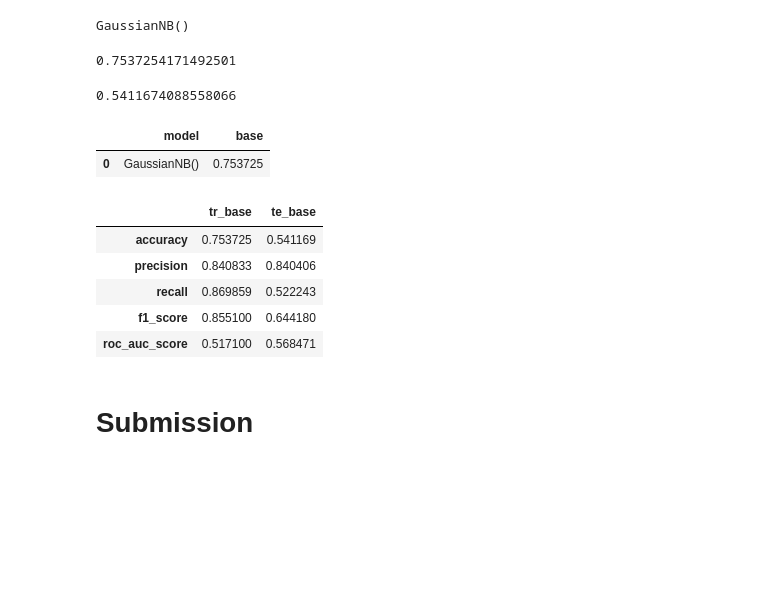
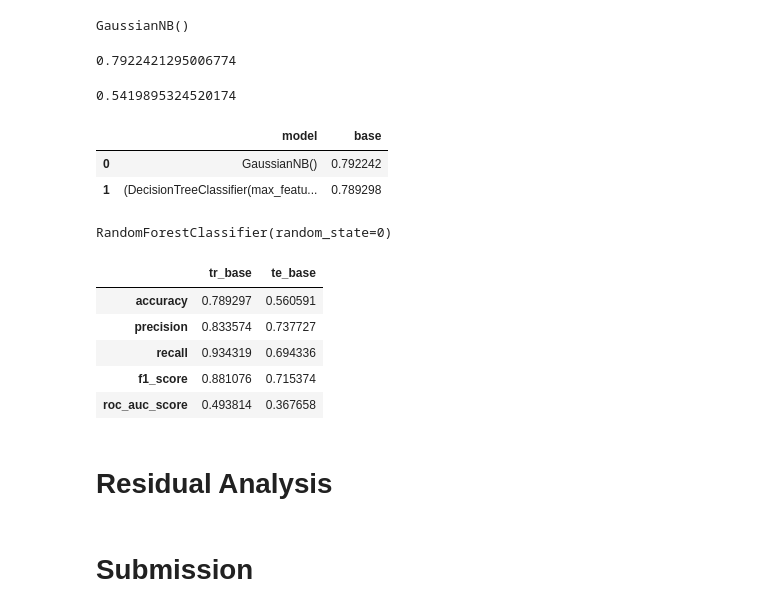
Before and after one commit to cmd-master/airline, a Jupyter notebook: airline-delays.ipynb, the cells around one changed output. Drawn from its saved outputs; the diff is of its cells as text; code cells hidden in the pictures; blank space fills up the shorter version.

```diff
--- a/airline-delays.ipynb
+++ b/airline-delays.ipynb
@@ -173,6 +173,10 @@ def convertUTC(a):
 
     a['std_z_date'] = pd.to_datetime(a['std_z_date_time'].dt.date)
 
+    a['dep_banks'] = pd.cut(a['std_ls_date_time'].dt.hour
+                            , bins=[0, 9, 12, 17, 20]
+                            , labels=['pre-morning', 'morning', 'afternoon', 'night'])
+
     return a
 
 def getWeather(a):
@@ -373,15 +371,14 @@ num_pp = Pipeline([
         , 'pres', 'tsun'
     ]))
     , ('impute', SimpleImputer(strategy='mean'))
-#     , ('scaler', StandardScaler())
+    , ('scaler', StandardScaler())
 ])
 
 cat_pp = Pipeline([
     ('dataselect', DataSelect([
      'airline'
-#         , 'flight_number'
+        , 'dep_banks'
         , 'origin_airport'
-#         , 'diverted', 'cancelled'
     ]))
     , ('encoder', OneHotEncoder(sparse_output=False, handle_unknown='ignore'))
 ])
@@ -417,16 +414,16 @@ GaussianNB()
 # %%
 cross_val_score(gnb, train_pp, train[target]).mean()
 # %% [output]
-0.7537254171492501
+0.7922421295006774
 # %%
 cross_val_score(gnb, test_pp, test[target]).mean()
 # %% [output]
-0.5411674088558066
+0.5419895324520174
 # %%
 machines = [
     GaussianNB()
 #     , SVC()
-#     RandomForestClassifier(random_state=0)
+    , RandomForestClassifier(random_state=0)
 ]
 
 def getBaseline(lst, X, y):
@@ -443,39 +440,46 @@ models = getBaseline(machines, train_pp,  train[target])
 models
 # %% [output]
 |  | model | base |
-| 0 | GaussianNB() | 0.753725 |
+| 0 | GaussianNB() | 0.792242 |
+| 1 | (DecisionTreeClassifier(max_featu... | 0.789298 |
+# %%
+models.iloc[1].model
+# %% [output]
+RandomForestClassifier(random_state=0)
 # %%
 from sklearn.metrics import accuracy_score, precision_score, recall_score, f1_score, roc_auc_score
 from sklearn.model_selection import cross_val_predict
 
 def getScores(m, X, y):
     prediction = cross_val_predict(m, X, y)
     return {
         'accuracy': accuracy_score(y, prediction)
         , 'precision': precision_score(y, prediction)
         , 'recall': recall_score(y, prediction)
         , 'f1_score': f1_score(y, prediction)
         , 'roc_auc_score': roc_auc_score(y, prediction)
     }
 
 scores = pd.DataFrame({
-    'tr_base': getScores(gnb, train_pp, train[target])
+    'tr_base': getScores(models.iloc[1].model, train_pp, train[target])
 #     , 'tr_tune': getScores(model_tune, train_pre, train[target])
-    , 'te_base': getScores(gnb, test_pp, test[target])
+    , 'te_base': getScores(models.iloc[1].model, test_pp, test[target])
 #     , 'te_tune': getScores(model_tune, test_pre, test[target])
 })
 
 # scores['tr_diff'] = (scores['tr_tune'] / scores['tr_base'] -1) * 100
 # scores['te_diff'] = (scores['te_tune'] / scores['te_base'] -1) * 100
 # scores.drop(['tr_base', 'te_base'], axis=1, inplace=True)
 scores
 # %% [output]
 |  | tr_base | te_base |
-| accuracy | 0.753725 | 0.541169 |
-| precision | 0.840833 | 0.840406 |
-| recall | 0.869859 | 0.522243 |
-| f1_score | 0.855100 | 0.644180 |
-| roc_auc_score | 0.517100 | 0.568471 |
+| accuracy | 0.789297 | 0.560591 |
+| precision | 0.833574 | 0.737727 |
+| recall | 0.934319 | 0.694336 |
+| f1_score | 0.881076 | 0.715374 |
+| roc_auc_score | 0.493814 | 0.367658 |
+# %% [markdown]
+# Residual Analysis
 # %% [markdown]
 # Submission
 # %%
```
Also changed, not shown: parts of 3 cells of this notebook.
